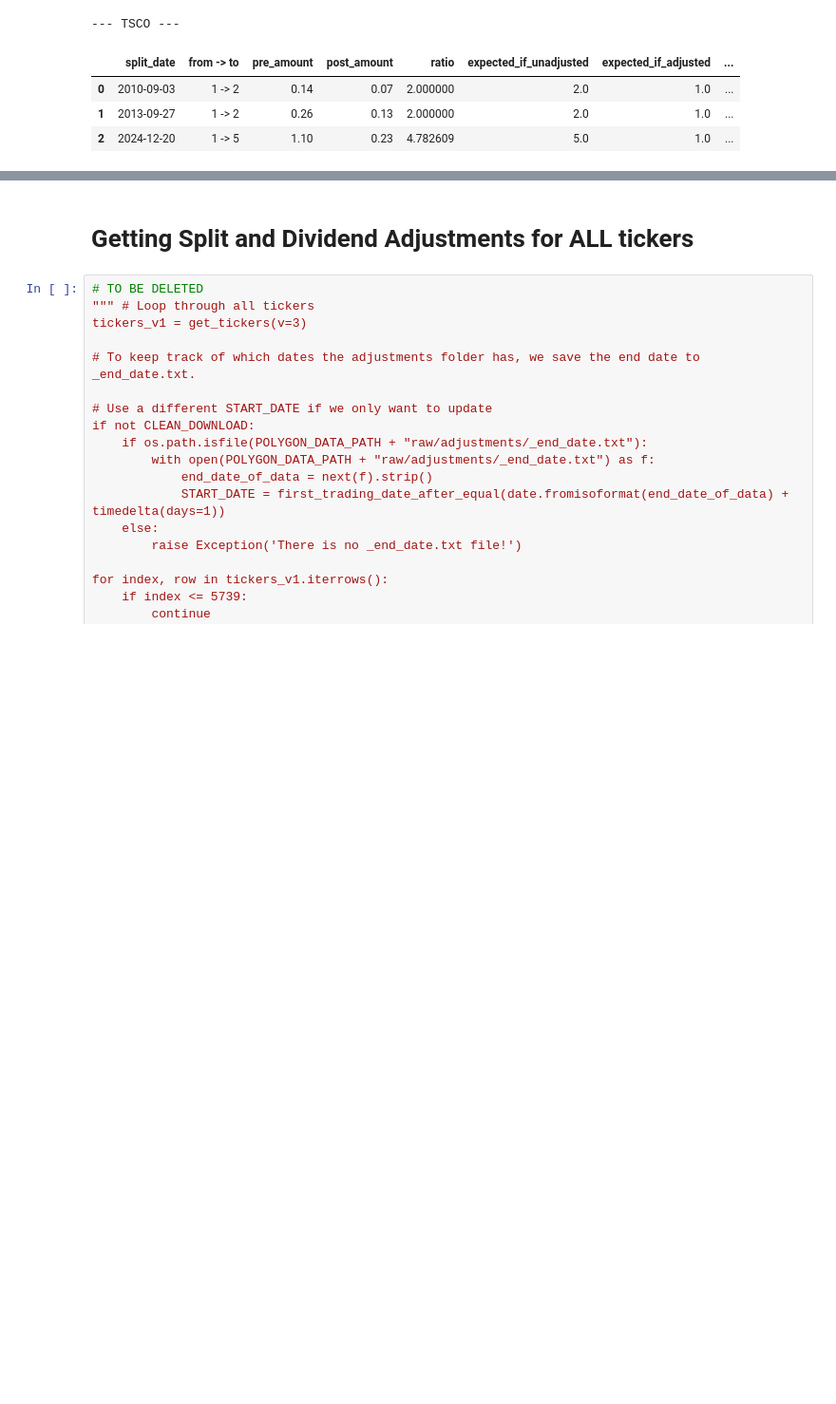
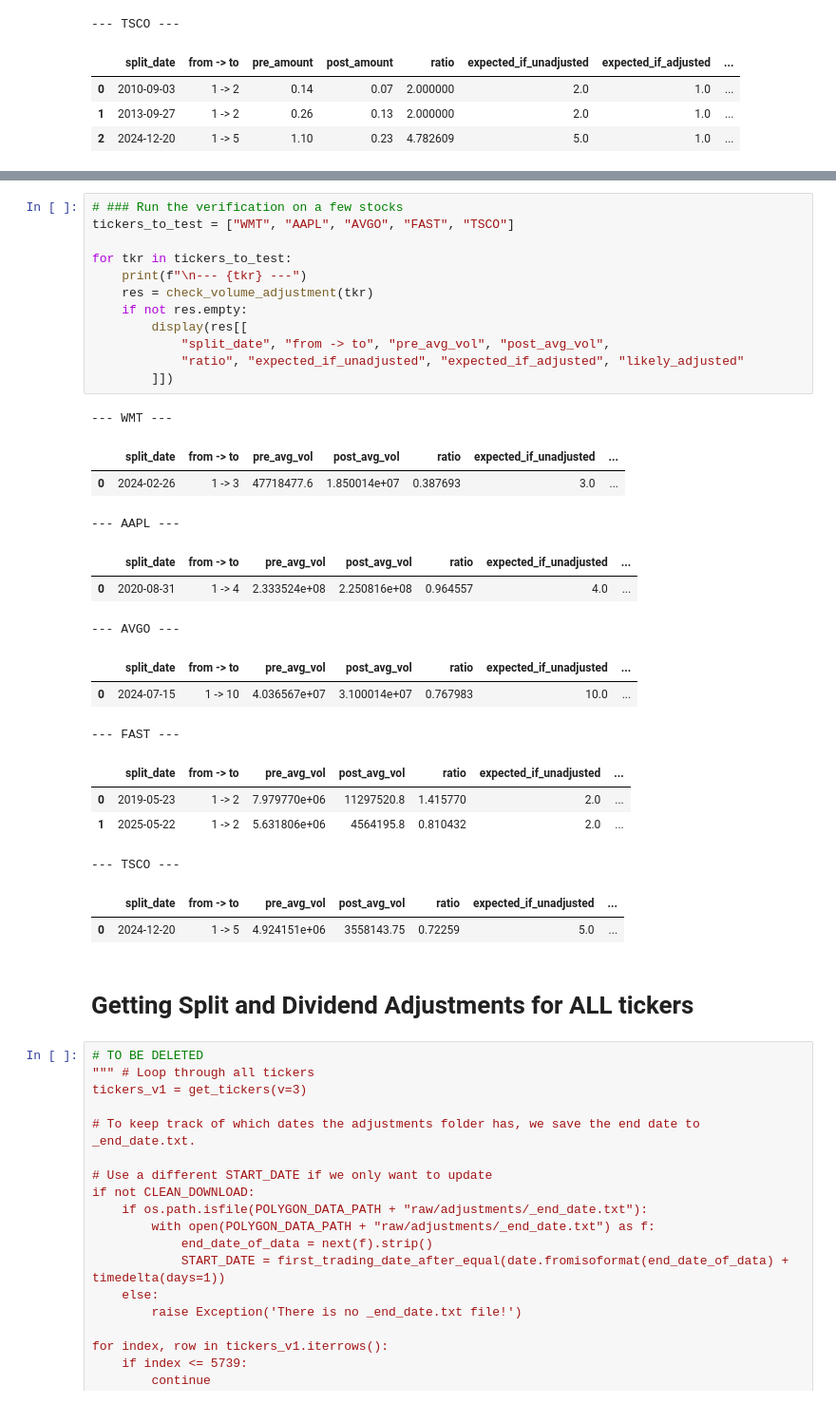
Before and after one commit to sharmad/data_clean, a Jupyter notebook: dev_prod/05_download_adjustments.ipynb, the cells around one changed output, grey strips where cells are left out. Shown at 95% size. Saved outputs shown, nothing was run; the diff lists cells and outputs as text; blank space fills up the shorter version.

```diff
--- a/dev_prod/05_download_adjustments.ipynb
+++ b/dev_prod/05_download_adjustments.ipynb
@@ -439,3 +555,32 @@ for tkr in tickers_to_test:
+# %%
+# ### Run the verification on a few stocks
+tickers_to_test = ["WMT", "AAPL", "AVGO", "FAST", "TSCO"]
+
+for tkr in tickers_to_test:
+    print(f"\n--- {tkr} ---")
+    res = check_volume_adjustment(tkr)
+    if not res.empty:
+        display(res[[
+            "split_date", "from -> to", "pre_avg_vol", "post_avg_vol",
+            "ratio", "expected_if_unadjusted", "expected_if_adjusted", "likely_adjusted"
+        ]])
+# %% [output]
+--- WMT ---
+|  | split_date | from -> to | pre_avg_vol | post_avg_vol | ratio | expected_if_unadjusted | ... |
+| 0 | 2024-02-26 | 1 -> 3 | 47718477.6 | 1.850014e+07 | 0.387693 | 3.0 | ... |
+--- AAPL ---
+|  | split_date | from -> to | pre_avg_vol | post_avg_vol | ratio | expected_if_unadjusted | ... |
+| 0 | 2020-08-31 | 1 -> 4 | 2.333524e+08 | 2.250816e+08 | 0.964557 | 4.0 | ... |
+--- AVGO ---
+|  | split_date | from -> to | pre_avg_vol | post_avg_vol | ratio | expected_if_unadjusted | ... |
+| 0 | 2024-07-15 | 1 -> 10 | 4.036567e+07 | 3.100014e+07 | 0.767983 | 10.0 | ... |
+--- FAST ---
+|  | split_date | from -> to | pre_avg_vol | post_avg_vol | ratio | expected_if_unadjusted | ... |
+| 0 | 2019-05-23 | 1 -> 2 | 7.979770e+06 | 11297520.8 | 1.415770 | 2.0 | ... |
+| 1 | 2025-05-22 | 1 -> 2 | 5.631806e+06 | 4564195.8 | 0.810432 | 2.0 | ... |
+--- TSCO ---
+|  | split_date | from -> to | pre_avg_vol | post_avg_vol | ratio | expected_if_unadjusted | ... |
+| 0 | 2024-12-20 | 1 -> 5 | 4.924151e+06 | 3558143.75 | 0.72259 | 5.0 | ... |
 # %% [markdown]
 # Getting Split and Dividend Adjustments for ALL tickers
 # %%
```
Also changed, not shown: parts of 3 cells of this notebook, 1 other file.
